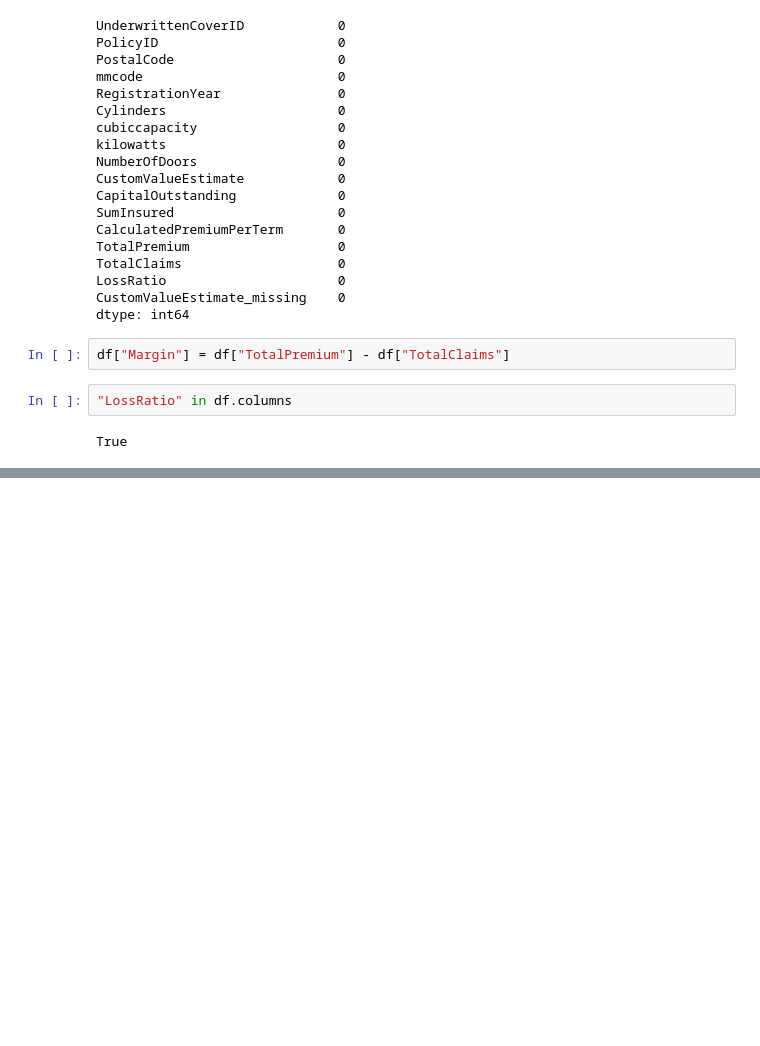
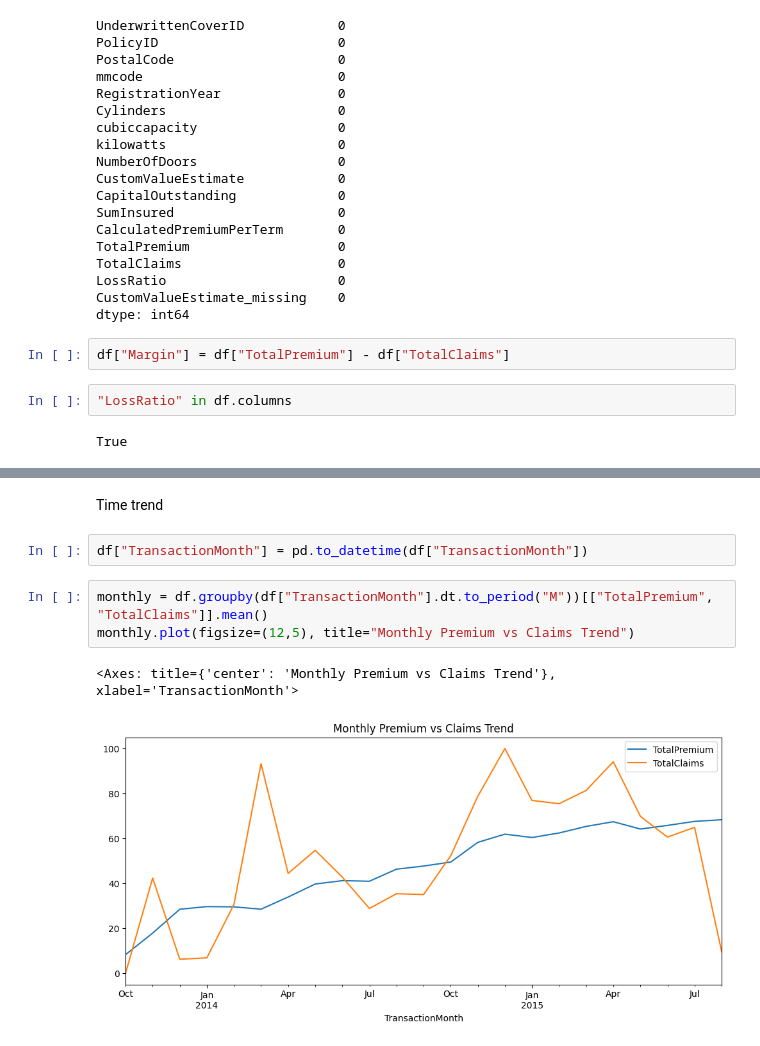
Before and after one commit to redietwogayehu/insurance-risk-analytics, a Jupyter notebook: notebooks/01_eda.ipynb, the cells around one changed output, grey strips where cells are left out. Drawn from its saved outputs; the diff is of its cells as text; blank space fills up the shorter version.

```diff
--- a/notebooks/01_eda.ipynb
+++ b/notebooks/01_eda.ipynb
@@ -196,0 +275,10 @@ True
+# %% [markdown]
+Time trend
+# %%
+df["TransactionMonth"] = pd.to_datetime(df["TransactionMonth"])
+# %%
+monthly = df.groupby(df["TransactionMonth"].dt.to_period("M"))[["TotalPremium", "TotalClaims"]].mean()
+monthly.plot(figsize=(12,5), title="Monthly Premium vs Claims Trend")
+# %% [output]
+<Axes: title={'center': 'Monthly Premium vs Claims Trend'}, xlabel='TransactionMonth'>
+[figure, added]
```
Also changed, not shown: parts of 8 cells of this notebook.
